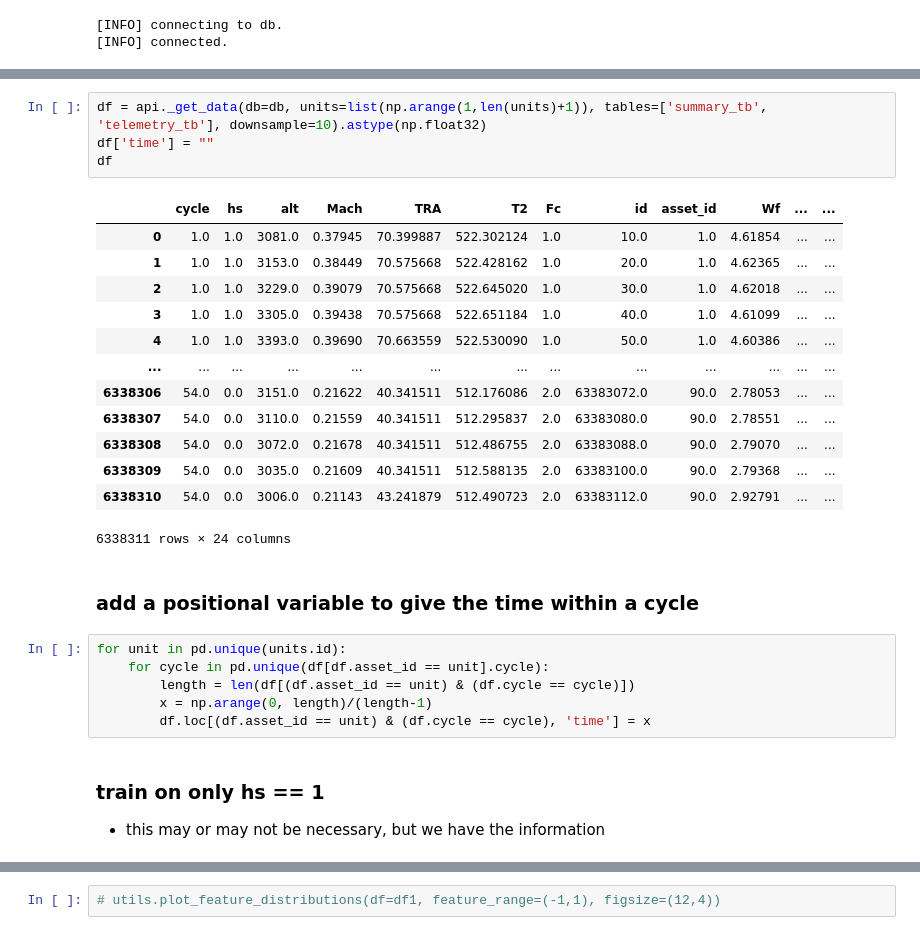
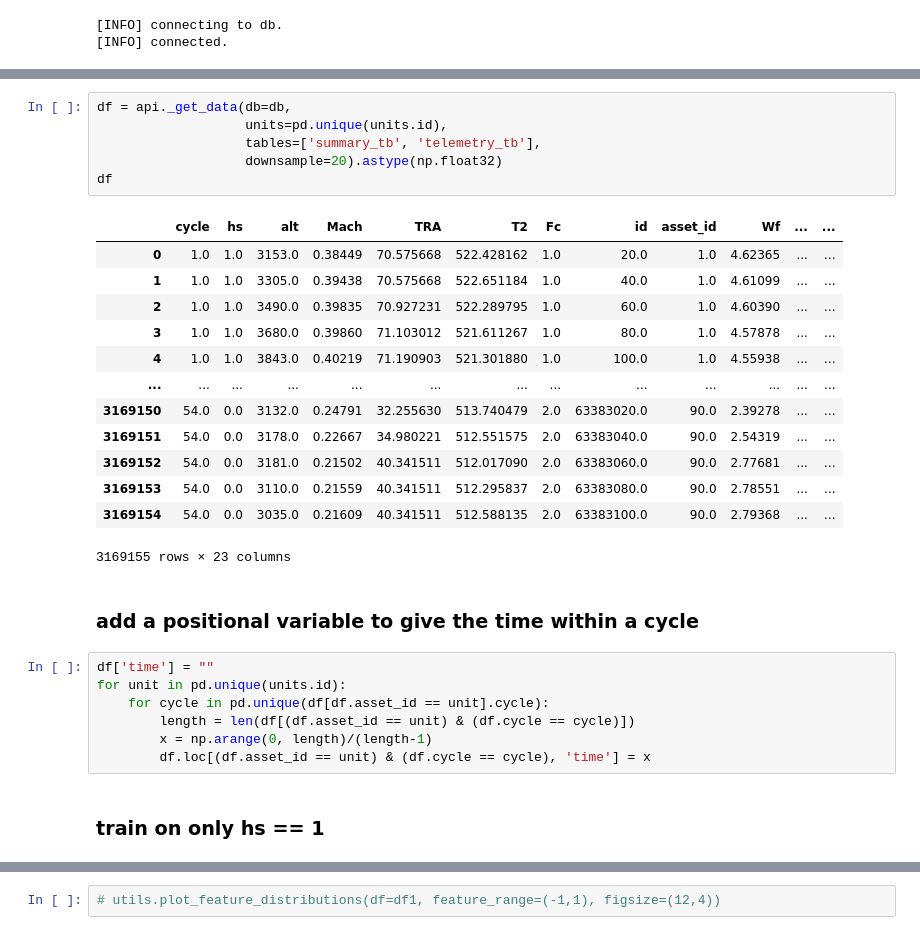
Before and after one commit to darrahts/phm2021_data_challenge, a Jupyter notebook: notebooks/flight_effects.ipynb, the cells around one changed output, grey strips where cells are left out. Drawn from its saved outputs; the diff is of its cells as text.

```diff
--- a/notebooks/flight_effects.ipynb
+++ b/notebooks/flight_effects.ipynb
@@ -67,24 +67,27 @@ units[0:10]
 # %%
-df = api._get_data(db=db, units=list(np.arange(1,len(units)+1)), tables=['summary_tb', 'telemetry_tb'], downsample=10).astype(np.float32)
-df['time'] = ""
+df = api._get_data(db=db,
+                   units=pd.unique(units.id),
+                   tables=['summary_tb', 'telemetry_tb'],
+                   downsample=20).astype(np.float32)
 df
 # %% [output]
 |  | cycle | hs | alt | Mach | TRA | T2 | Fc | id | asset_id | Wf | ... | ... |
-| 0 | 1.0 | 1.0 | 3081.0 | 0.37945 | 70.399887 | 522.302124 | 1.0 | 10.0 | 1.0 | 4.61854 | ... | ... |
-| 1 | 1.0 | 1.0 | 3153.0 | 0.38449 | 70.575668 | 522.428162 | 1.0 | 20.0 | 1.0 | 4.62365 | ... | ... |
-| 2 | 1.0 | 1.0 | 3229.0 | 0.39079 | 70.575668 | 522.645020 | 1.0 | 30.0 | 1.0 | 4.62018 | ... | ... |
-| 3 | 1.0 | 1.0 | 3305.0 | 0.39438 | 70.575668 | 522.651184 | 1.0 | 40.0 | 1.0 | 4.61099 | ... | ... |
-| 4 | 1.0 | 1.0 | 3393.0 | 0.39690 | 70.663559 | 522.530090 | 1.0 | 50.0 | 1.0 | 4.60386 | ... | ... |
+| 0 | 1.0 | 1.0 | 3153.0 | 0.38449 | 70.575668 | 522.428162 | 1.0 | 20.0 | 1.0 | 4.62365 | ... | ... |
+| 1 | 1.0 | 1.0 | 3305.0 | 0.39438 | 70.575668 | 522.651184 | 1.0 | 40.0 | 1.0 | 4.61099 | ... | ... |
+| 2 | 1.0 | 1.0 | 3490.0 | 0.39835 | 70.927231 | 522.289795 | 1.0 | 60.0 | 1.0 | 4.60390 | ... | ... |
+| 3 | 1.0 | 1.0 | 3680.0 | 0.39860 | 71.103012 | 521.611267 | 1.0 | 80.0 | 1.0 | 4.57878 | ... | ... |
+| 4 | 1.0 | 1.0 | 3843.0 | 0.40219 | 71.190903 | 521.301880 | 1.0 | 100.0 | 1.0 | 4.55938 | ... | ... |
 | ... | ... | ... | ... | ... | ... | ... | ... | ... | ... | ... | ... | ... |
-| 6338306 | 54.0 | 0.0 | 3151.0 | 0.21622 | 40.341511 | 512.176086 | 2.0 | 63383072.0 | 90.0 | 2.78053 | ... | ... |
-| 6338307 | 54.0 | 0.0 | 3110.0 | 0.21559 | 40.341511 | 512.295837 | 2.0 | 63383080.0 | 90.0 | 2.78551 | ... | ... |
-| 6338308 | 54.0 | 0.0 | 3072.0 | 0.21678 | 40.341511 | 512.486755 | 2.0 | 63383088.0 | 90.0 | 2.79070 | ... | ... |
-| 6338309 | 54.0 | 0.0 | 3035.0 | 0.21609 | 40.341511 | 512.588135 | 2.0 | 63383100.0 | 90.0 | 2.79368 | ... | ... |
-| 6338310 | 54.0 | 0.0 | 3006.0 | 0.21143 | 43.241879 | 512.490723 | 2.0 | 63383112.0 | 90.0 | 2.92791 | ... | ... |
+| 3169150 | 54.0 | 0.0 | 3132.0 | 0.24791 | 32.255630 | 513.740479 | 2.0 | 63383020.0 | 90.0 | 2.39278 | ... | ... |
+| 3169151 | 54.0 | 0.0 | 3178.0 | 0.22667 | 34.980221 | 512.551575 | 2.0 | 63383040.0 | 90.0 | 2.54319 | ... | ... |
+| 3169152 | 54.0 | 0.0 | 3181.0 | 0.21502 | 40.341511 | 512.017090 | 2.0 | 63383060.0 | 90.0 | 2.77681 | ... | ... |
+| 3169153 | 54.0 | 0.0 | 3110.0 | 0.21559 | 40.341511 | 512.295837 | 2.0 | 63383080.0 | 90.0 | 2.78551 | ... | ... |
+| 3169154 | 54.0 | 0.0 | 3035.0 | 0.21609 | 40.341511 | 512.588135 | 2.0 | 63383100.0 | 90.0 | 2.79368 | ... | ... |
-6338311 rows × 24 columns
+3169155 rows × 23 columns
 # %% [markdown]
 ### add a positional variable to give the time within a cycle
 # %%
+df['time'] = ""
 for unit in pd.unique(units.id):
     for cycle in pd.unique(df[df.asset_id == unit].cycle):
         length = len(df[(df.asset_id == unit) & (df.cycle == cycle)])
@@ -92,6 +95,5 @@ for unit in pd.unique(units.id):
         df.loc[(df.asset_id == unit) & (df.cycle == cycle), 'time'] = x
 # %% [markdown]
 ### train on only hs == 1
-- this may or may not be necessary, but we have the information
 # %%
 df1 = df[(df.hs == 1)]
```
Also changed, not shown: parts of 11 cells of this notebook.
